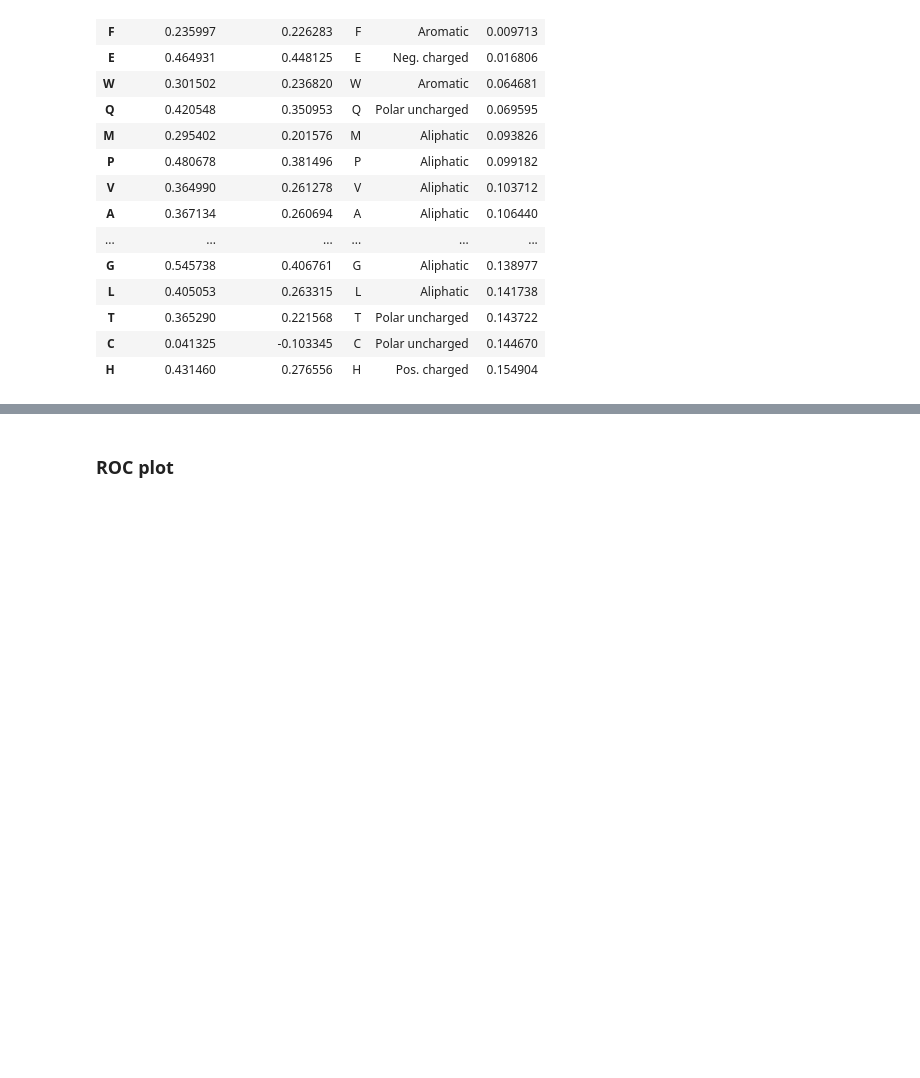
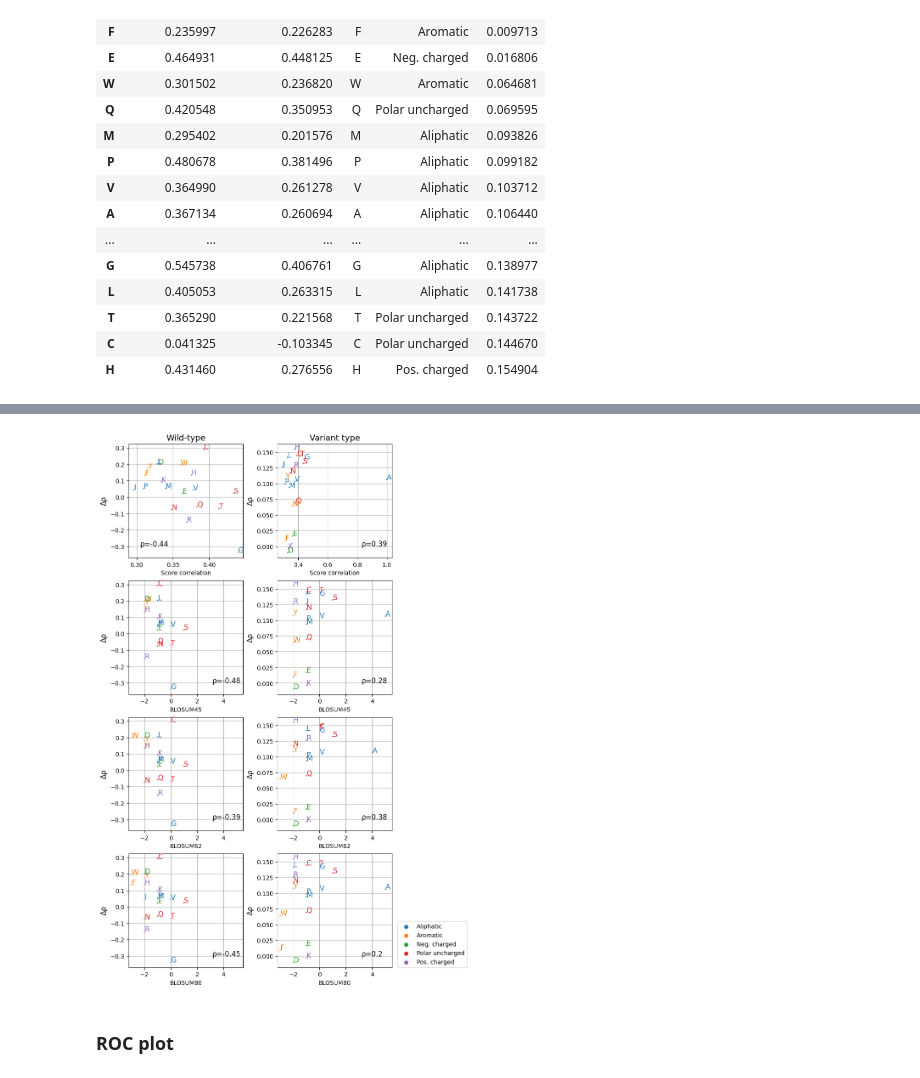
Before and after one commit to PapenfussLab/DMS_with_Alanine_scan, a Jupyter notebook: jupyter_code/P2_Linear_integration_of_AS_data.ipynb, the cells around one changed output, grey strips where cells are left out. Saved outputs shown, nothing was run; the diff lists cells and outputs as text; code cells hidden in the pictures; blank space fills up the shorter version.

```diff
--- a/jupyter_code/P2_Linear_integration_of_AS_data.ipynb
+++ b/jupyter_code/P2_Linear_integration_of_AS_data.ipynb
@@ -457,3 +463,62 @@ mt_perf.sort_values('diff')
+# %%
+# Create full DMS score matrix with wildtype results.
+full_dms = norm_dms[['dms_id', 'u_pos', 'aa2', 'score', 'aa1']].drop_duplicates()
+wt_data = full_dms[['dms_id', 'u_pos', 'aa1']].drop_duplicates()
+wt_data['aa2'] = wt_data['aa1']
+wt_data['score'] = 1
+full_dms = pd.concat([full_dms, wt_data], ignore_index=True)
+full_dms = full_dms.pivot(columns='aa2', index=['dms_id', 'u_pos'], values='score')
+
+# Compute DMS score correlation against alanine.
+dms_corr = dict()
+for col in full_dms.columns:
+    if col == 'A':
+        dms_corr['A'] = 1.
+    else:
+        foo = full_dms[['A', col]].dropna()
+        dms_corr[col] = spearmanr(foo['A'], foo[col])[0]
+
+# Read BLOSUM scores.
+blosum45 = pd.read_csv('../data/raw/protein_feature/blosum45.csv', header=1, index_col=0)
+blosum62 = pd.read_csv('../data/raw/protein_feature/blosum62.csv', header=1, index_col=0)
+blosum80 = pd.read_csv('../data/raw/protein_feature/blosum80.csv', header=1, index_col=0)
+
+# Combine data.
+cols = ['aa', 'Property', 'diff']
+aa_perf = pd.merge(wt_perf[cols], mt_perf[cols], on=['aa', 'Property'], suffixes=['_wt', '_mt'], how='outer',
+                    validate='1:1')
+aa_perf['Score correlation'] = aa_perf.aa.map(dms_corr)
+aa_perf['BLOSUM45'] = aa_perf.aa.map(blosum45['A'])
+aa_perf['BLOSUM62'] = aa_perf.aa.map(blosum62['A'])
+aa_perf['BLOSUM80'] = aa_perf.aa.map(blosum80['A'])
+
+fig, axs = plt.subplots(4,2,figsize=(8,16))
+plt.subplots_adjust(wspace=0.3)
+axs = axs.reshape(-1)
+c_map = dict(zip(["Aliphatic", "Aromatic", "Neg. charged", "Polar uncharged", "Pos. charged"],
+                 plt.cm.get_cmap('tab10').colors[:5]))
+i = 0
+for x_col in ['Score correlation', 'BLOSUM45', 'BLOSUM62', 'BLOSUM80']:
+    for y_col in ['diff_wt', 'diff_mt']:
+        vis_data = aa_perf[[x_col, y_col, 'aa', 'Property']].dropna()
+        g = sns.scatterplot(data=vis_data, x=x_col, y=y_col, hue='Property', s=5, ax=axs[i])
+        g.legend_.remove()
+        for index, row in vis_data.iterrows():
+            axs[i].text(row[x_col], row[y_col], row['aa'], c=c_map[row['Property']], fontsize=12)
+        corr = spearmanr(vis_data[x_col], vis_data[y_col])[0]
+        axs[i].text((i!=0)*0.63+0.1, 0.1, f"ρ={np.round(corr, 2)}", transform=axs[i].transAxes,
+                    fontsize=12)#(x, Δρ), 0.4
+        if x_col != 'Score correlation':
+            axs[i].set_xlim([-3.2, 5.5])
+        axs[i].grid()
+        axs[i].set_ylabel('Δρ', fontsize=12)
+        i += 1
+axs[0].set_title('Wild-type', fontsize=14)
+axs[1].set_title('Variant type', fontsize=14)
+axs[-1].legend(loc=[1.05,0])
+plt.show()
+# %% [output]
+[figure, added]
 # %% [markdown]
 ### ROC plot
 # %% [markdown]
```
Also changed, not shown: parts of 7 cells of this notebook, 16 other files.
